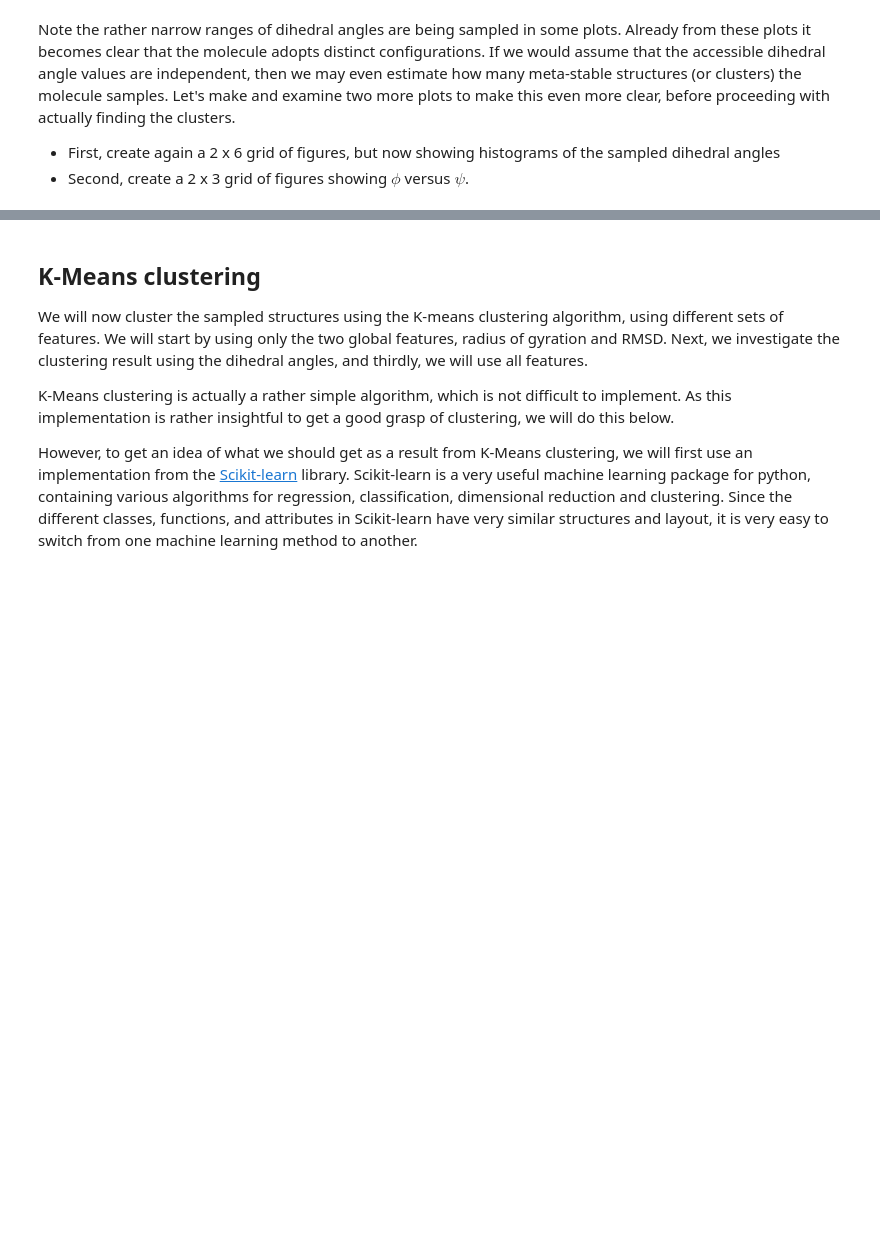
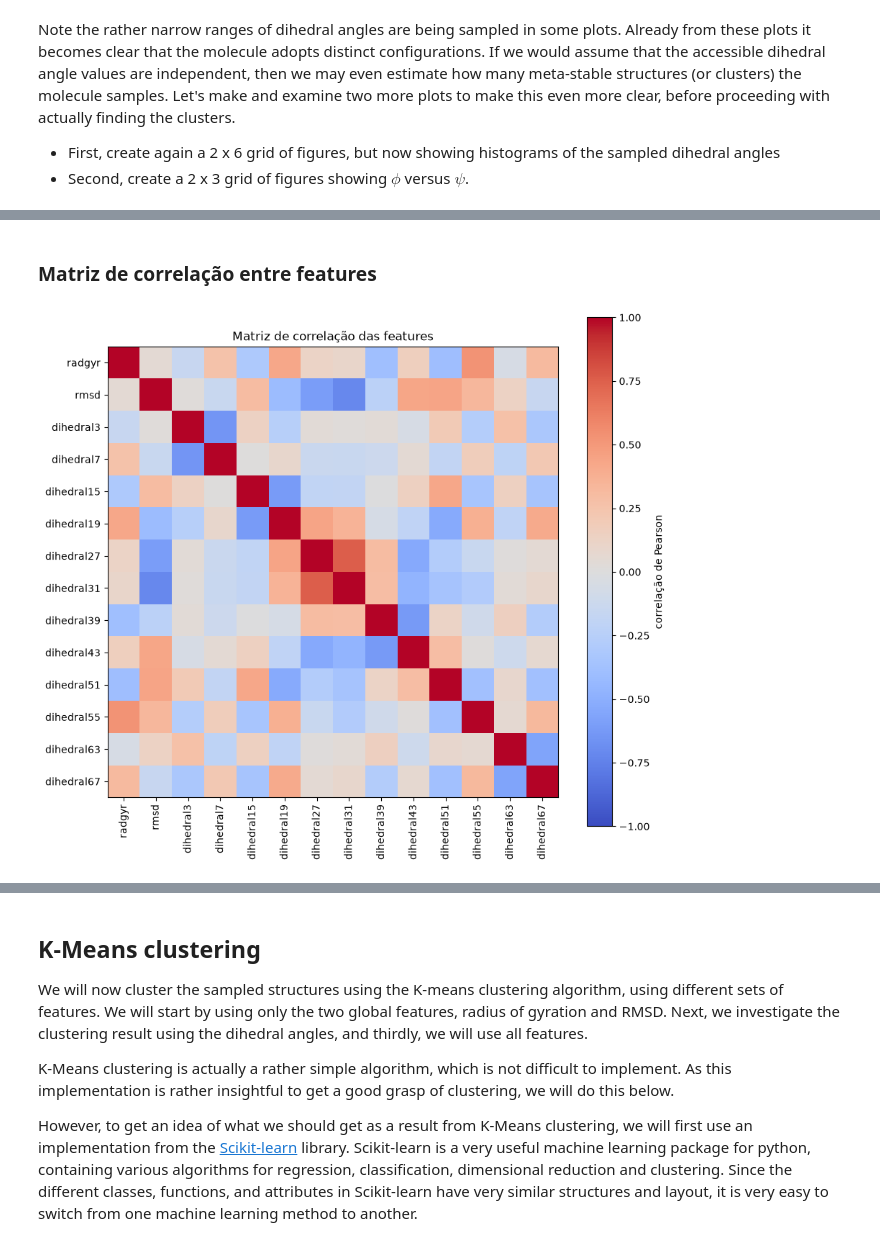
Before and after one commit to pedroazara/dinamica-molecular, a Jupyter notebook: notebooks/01_exercicio_molsim.ipynb, the cells around one changed output, grey strips where cells are left out. Cells and saved outputs as stored; diff of their text form; code cells hidden in the pictures; blank space fills up the shorter version.

```diff
--- a/notebooks/01_exercicio_molsim.ipynb
+++ b/notebooks/01_exercicio_molsim.ipynb
@@ -299,0 +467,20 @@ plt.show()
+# %% [markdown]
+### Matriz de correlação entre features
+# %%
+# Matriz de correlação entre as features: mostra se radgyr/rmsd carregam
+# informação redundante com algum dos diedros.
+
+corr = df_features.drop(columns="time").corr()
+
+fig, ax = plt.subplots(figsize=(9, 8), dpi=100)
+im = ax.imshow(corr, cmap="coolwarm", vmin=-1, vmax=1)
+ax.set_xticks(range(len(corr.columns)))
+ax.set_xticklabels(corr.columns, rotation=90)
+ax.set_yticks(range(len(corr.columns)))
+ax.set_yticklabels(corr.columns)
+fig.colorbar(im, ax=ax, label="correlação de Pearson")
+ax.set_title("Matriz de correlação das features")
+plt.tight_layout()
+plt.show()
+# %% [output]
+[figure, added]
```
Also changed, not shown: parts of 23 cells of this notebook.
